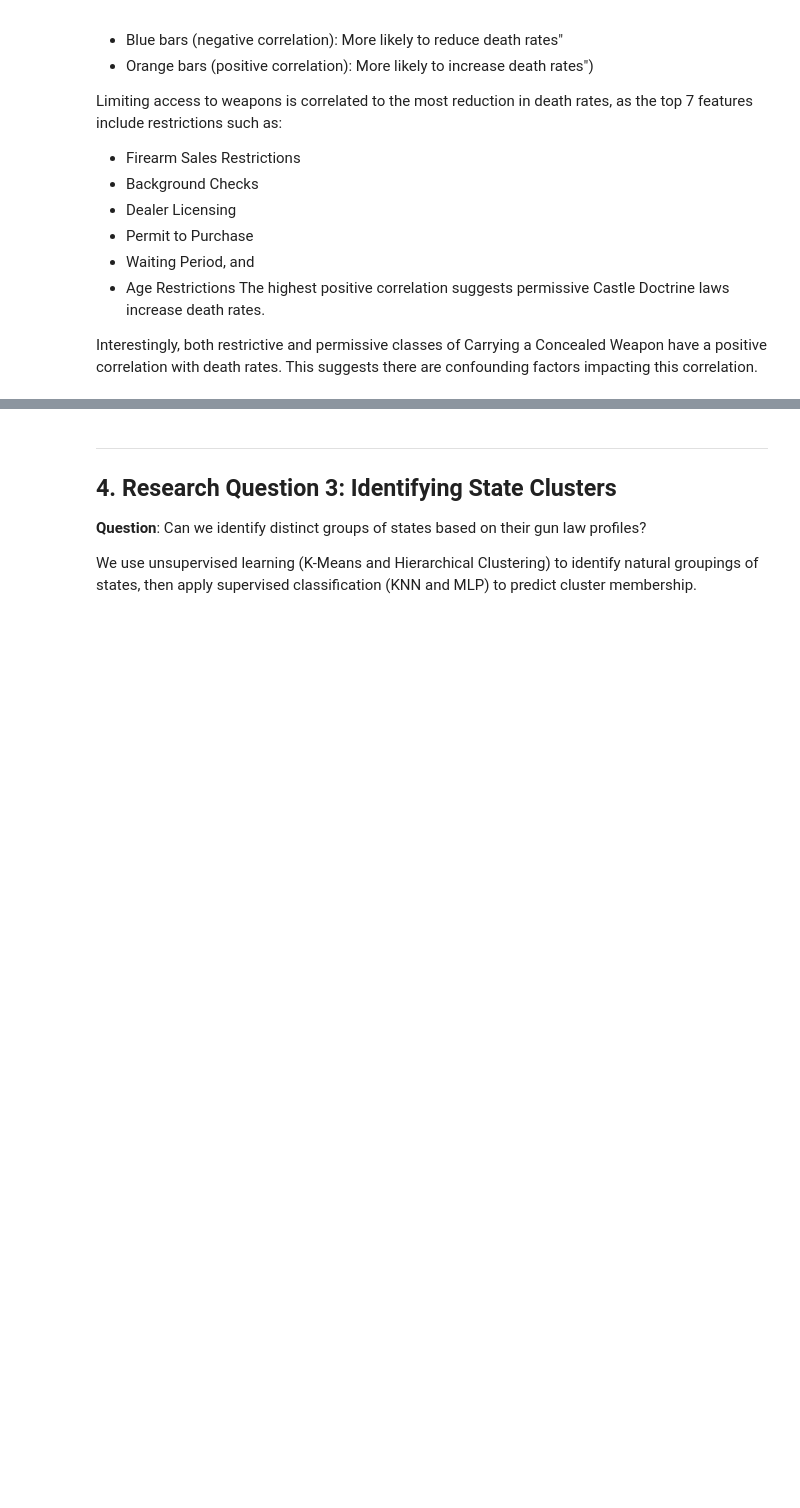
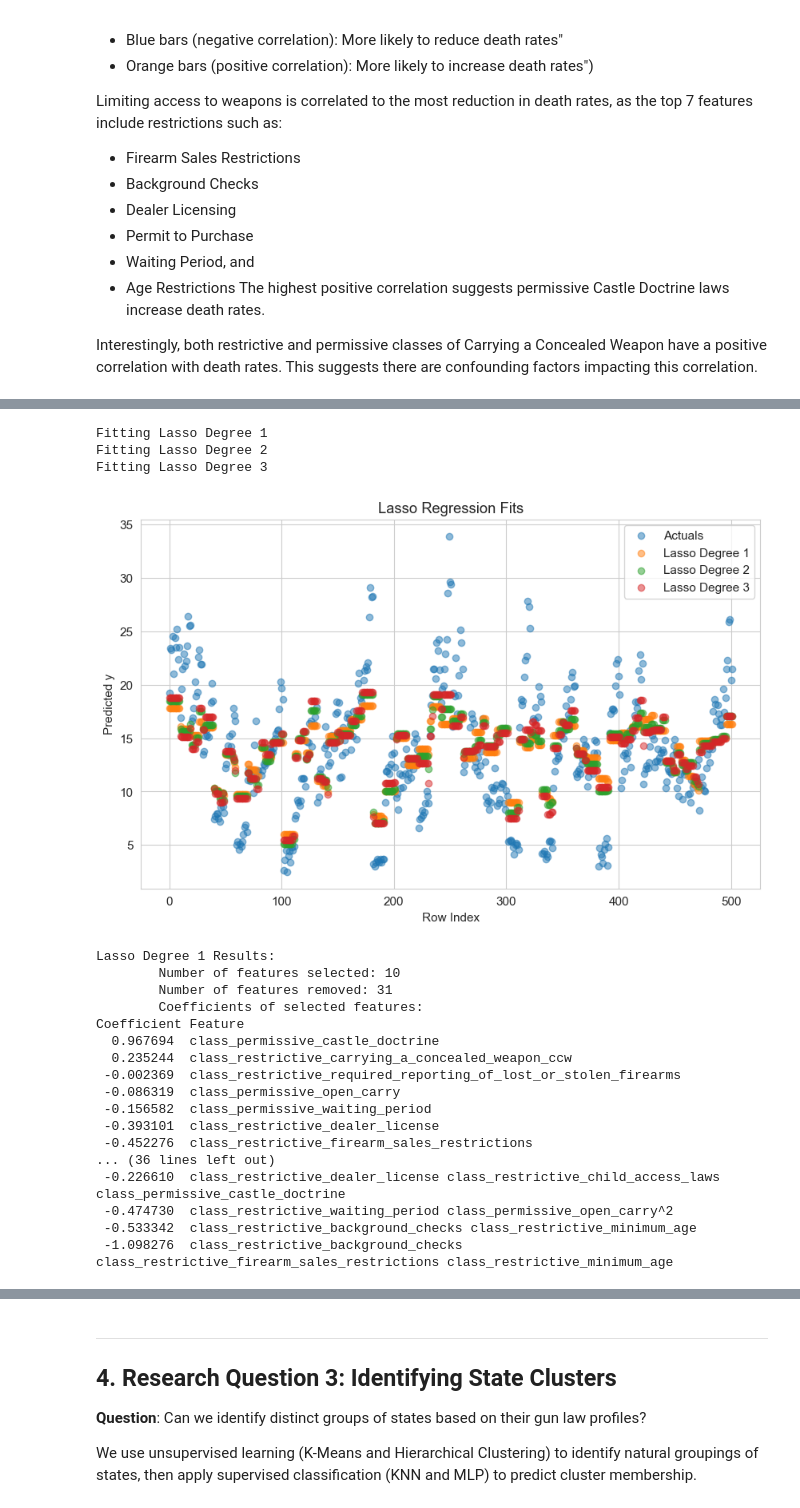
Before and after one commit to chloeob74/gun_policy_analysis, a Jupyter notebook: notebooks/full_analysis - Terry.ipynb, the cells around one changed output, grey strips where cells are left out. Drawn from its saved outputs; the diff is of its cells as text; code cells hidden in the pictures; blank space fills up the shorter version.

```diff
--- a/notebooks/full_analysis - Terry.ipynb
+++ b/notebooks/full_analysis - Terry.ipynb
@@ -511,0 +600,24 @@ Interestingly, both restrictive and permissive classes of Carrying a Concealed W
+# %%
+_ = lasso_reduction(noDC[restrictive_classes + permissive_classes], noDC['rate'], degrees)
+# %% [output]
+Fitting Lasso Degree 1
+Fitting Lasso Degree 2
+Fitting Lasso Degree 3
+[figure, added]
+Lasso Degree 1 Results:
+        Number of features selected: 10
+        Number of features removed: 31
+        Coefficients of selected features:
+Coefficient Feature
+  0.967694  class_permissive_castle_doctrine
+  0.235244  class_restrictive_carrying_a_concealed_weapon_ccw
+ -0.002369  class_restrictive_required_reporting_of_lost_or_stolen_firearms
+ -0.086319  class_permissive_open_carry
+ -0.156582  class_permissive_waiting_period
+ -0.393101  class_restrictive_dealer_license
+ -0.452276  class_restrictive_firearm_sales_restrictions
+... (36 lines left out)
+ -0.226610  class_restrictive_dealer_license class_restrictive_child_access_laws class_permissive_castle_doctrine
+ -0.474730  class_restrictive_waiting_period class_permissive_open_carry^2
+ -0.533342  class_restrictive_background_checks class_restrictive_minimum_age
+ -1.098276  class_restrictive_background_checks class_restrictive_firearm_sales_restrictions class_restrictive_minimum_age
```
Also changed, not shown: parts of 9 cells of this notebook.
